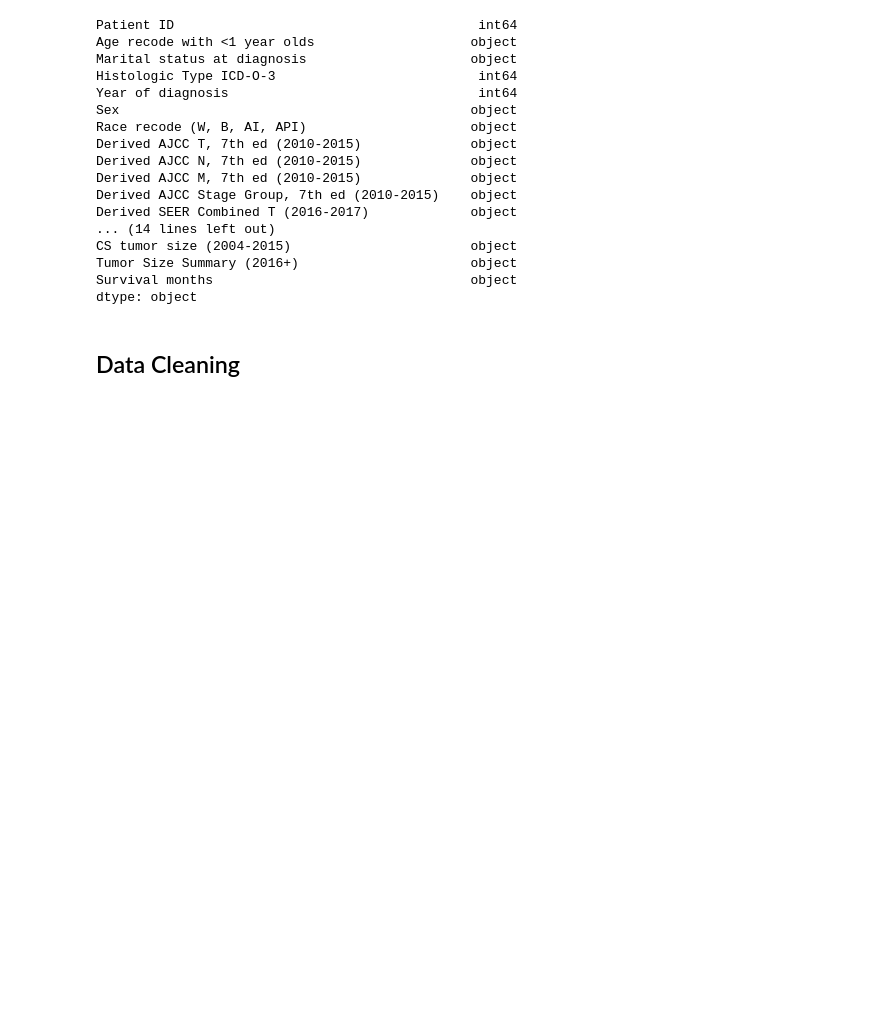
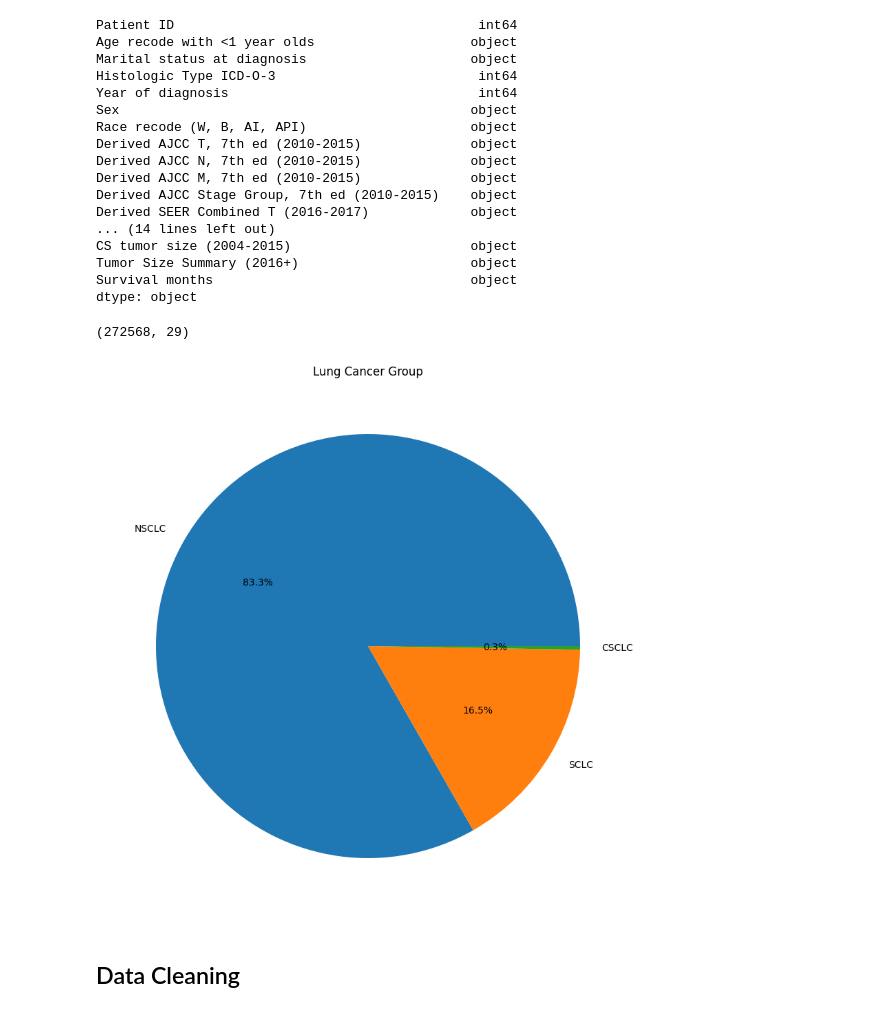
Before and after one commit to MSWinds/C-SCLC-PrognosisML, a Jupyter notebook: Data_Prep.ipynb, the cells around one changed output. Cells and saved outputs as stored; diff of their text form; code cells hidden in the pictures; blank space fills up the shorter version.

```diff
--- a/Data_Prep.ipynb
+++ b/Data_Prep.ipynb
@@ -54,6 +54,50 @@ CS tumor size (2004-2015)                       object
 Tumor Size Summary (2016+)                      object
 Survival months                                 object
 dtype: object
+# %%
+df_v = df.copy()
+# %%
+# Define the codes to include
+# Define the codes to include
+codes_to_include = [8010, 8012, 8013, 8020, 8046, 8050,
+          8051, 8052, 8070, 8071, 8072, 8073,
+          8074, 8075, 8076, 8077, 8078, 8140,
+          8141, 8143, 8147, 8250, 8251, 8252,
+          8253, 8254, 8255, 8260, 8310, 8430,
+          8480, 8481, 8490, 8560, 8570, 8571,
+          8572, 8573, 8574, 8575, 8002, 8041, 8042, 8043, 8044, 8045]
+
+# Filter the DataFrame
+df_v_filtered = df_v[df_v['Histologic Type ICD-O-3'].isin(codes_to_include)].copy()
+# %%
+df_v_filtered.shape
+# %% [output]
+(272568, 29)
+# %%
+# Define the mapping of codes to groups
+sclc_codes = [8002, 8041, 8042, 8043, 8044]
+csclc_code = 8045
+
+# Function to categorize each row
+def categorize(row):
+    if row['Histologic Type ICD-O-3'] in (sclc_codes):
+        return 'SCLC'
+    elif row['Histologic Type ICD-O-3']==csclc_code:
+        return 'CSCLC'
+    else:
+        return 'NSCLC'
+
+# Apply the function
+df_v_filtered['Lung Cancer Group'] = df_v_filtered.apply(categorize, axis=1)
+# %%
+# use piechart and show the percentage of each group
+import matplotlib.pyplot as plt
+plt.figure(figsize=(10,10))
+plt.pie(df_v_filtered['Lung Cancer Group'].value_counts(), labels=df_v_filtered['Lung Cancer Group'].value_counts().index, autopct='%1.1f%%')
+plt.title('Lung Cancer Group')
+plt.show()
+# %% [output]
+[figure, added]
 # %% [markdown]
 ## Data Cleaning
 # %% [markdown]
```
Also changed, not shown: 1 other file.
